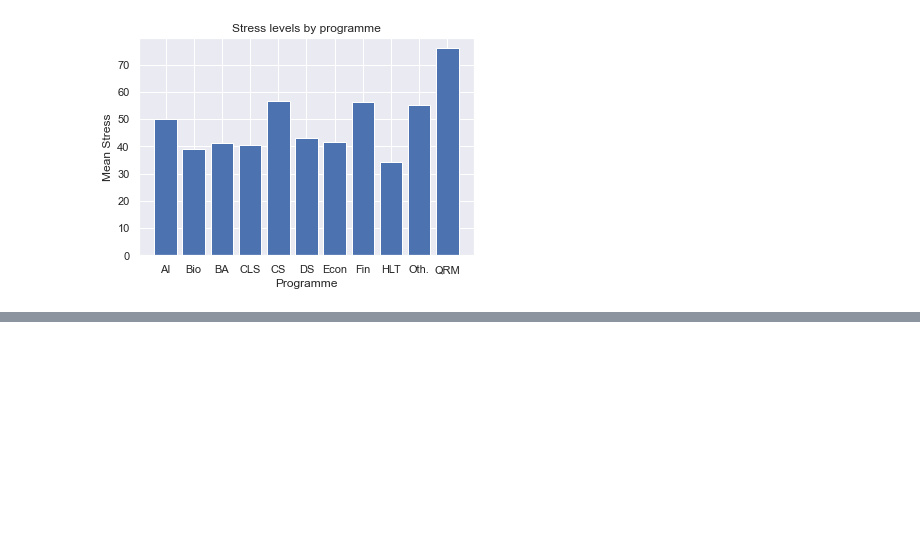
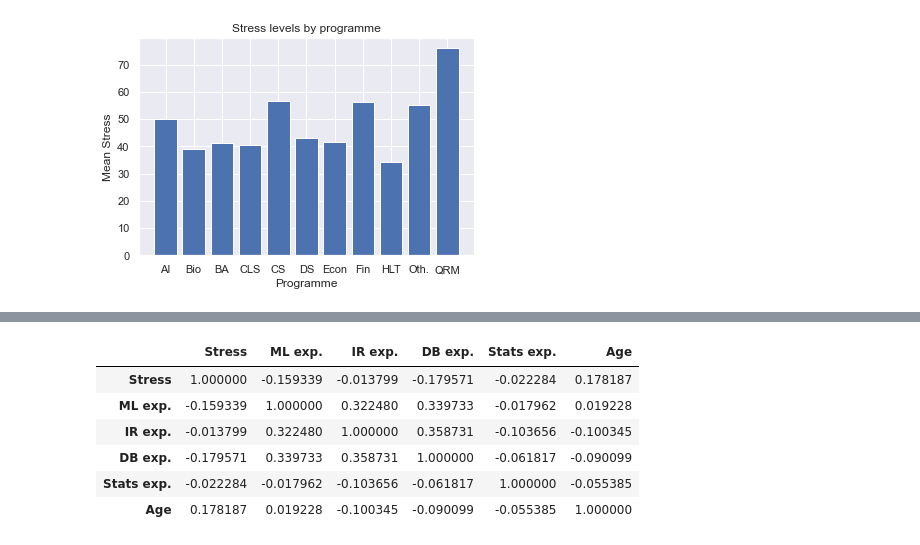
Before and after one commit to LTPrast/Data-mining, a Jupyter notebook: nadavs_a1.ipynb, the cells around one changed output, grey strips where cells are left out. Drawn from its saved outputs; the diff is of its cells as text; code cells hidden in the pictures; blank space fills up the shorter version.

```diff
--- a/nadavs_a1.ipynb
+++ b/nadavs_a1.ipynb
@@ -389,0 +437,12 @@ Text(0, 0.5, 'Mean Stress')
+# %%
+corr = sub.corr()
+
+corr.style.background_gradient(cmap='coolwarm')
+# %% [output]
+|  | Stress | ML exp. | IR exp. | DB exp. | Stats exp. | Age |
+| Stress | 1.000000 | -0.159339 | -0.013799 | -0.179571 | -0.022284 | 0.178187 |
+| ML exp. | -0.159339 | 1.000000 | 0.322480 | 0.339733 | -0.017962 | 0.019228 |
+| IR exp. | -0.013799 | 0.322480 | 1.000000 | 0.358731 | -0.103656 | -0.100345 |
+| DB exp. | -0.179571 | 0.339733 | 0.358731 | 1.000000 | -0.061817 | -0.090099 |
+| Stats exp. | -0.022284 | -0.017962 | -0.103656 | -0.061817 | 1.000000 | -0.055385 |
+| Age | 0.178187 | 0.019228 | -0.100345 | -0.090099 | -0.055385 | 1.000000 |
```
Also changed, not shown: parts of 25 cells of this notebook, 1 other file.
